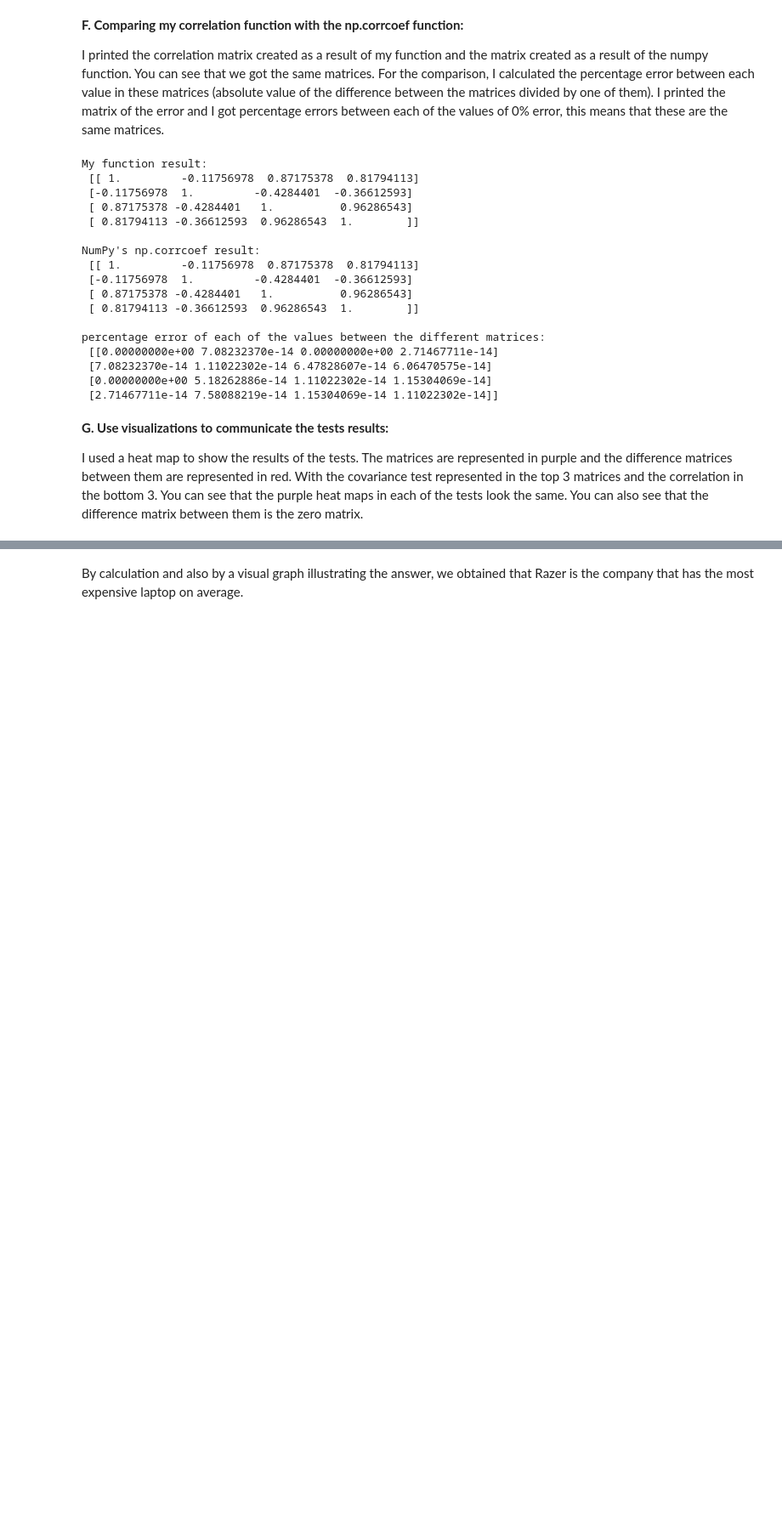
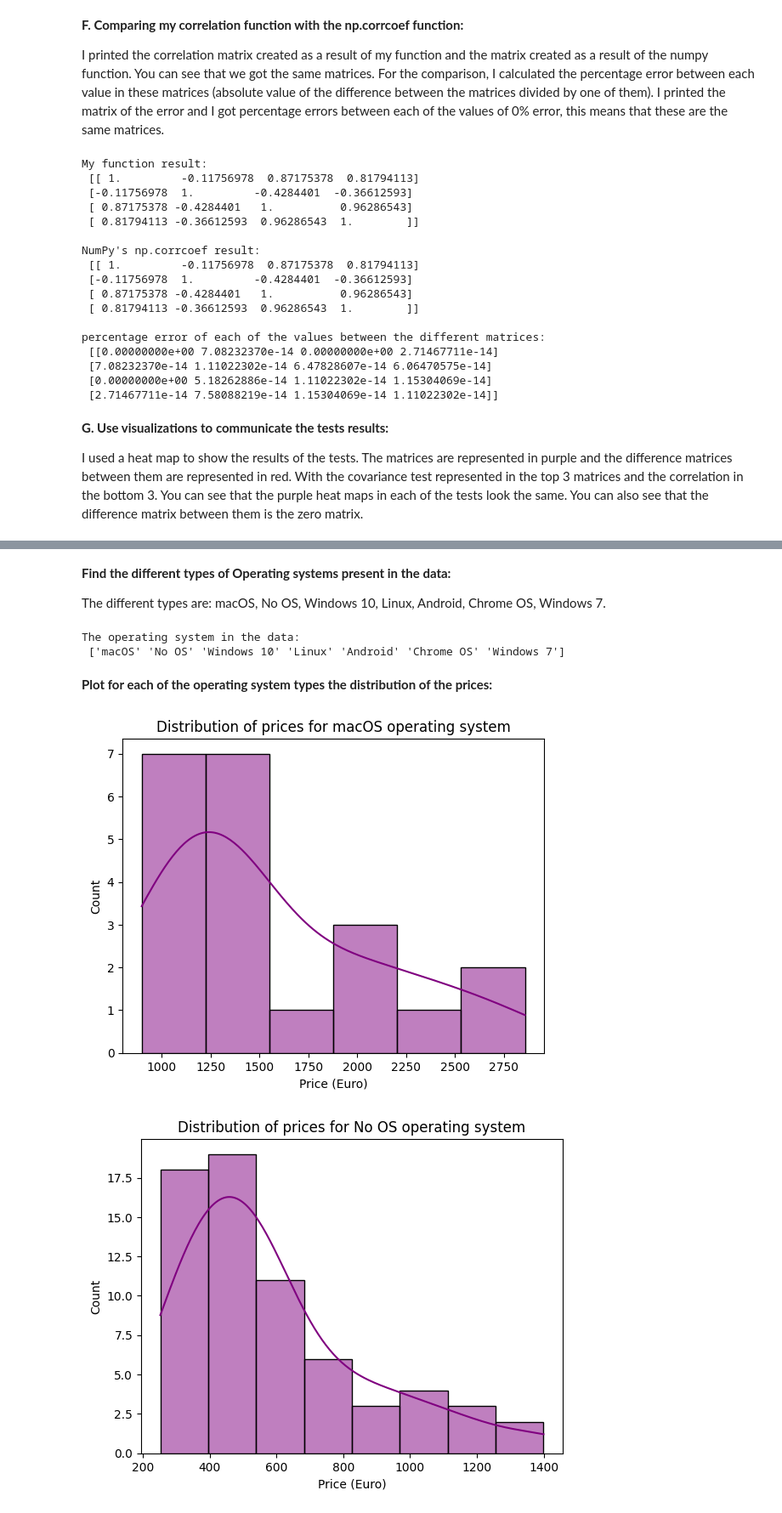
Before and after one commit to shaked4166/miniproject, a Jupyter notebook: mini project shaked shimony 318663051.ipynb, the cells around one changed output, grey strips where cells are left out. Shown at 85% size. Drawn from its saved outputs; the diff is of its cells as text; code cells hidden in the pictures; blank space fills up the shorter version.

```diff
--- a/mini project shaked shimony 318663051.ipynb
+++ b/mini project shaked shimony 318663051.ipynb
@@ -274,51 +273,63 @@ FileNotFoundError: [Errno 2] No such file or directory: 'laptop_price - dataset.
-# %% [markdown]
-By calculation and also by a visual graph illustrating the answer, we obtained that Razer is the company that has the most expensive laptop on average.
+# %% [markdown]
+**Find the different types of Operating systems present in the data:**
+
+The different types are: macOS, No OS, Windows 10, Linux, Android, Chrome OS, Windows 7.
+# %%
+# show the different oparation systems by graphing the count of this operation systems in the dataset.
+
+# remapping the operating systems for fix the problem
+os_mapping = {
+    "Windows 10": "Windows 10",
+    "Windows 7": "Windows 7",
+    "Windows 10 S": "Windows 10",
+    "Linux": "Linux",
+    "macOS": "macOS",
+    "No OS": "No OS",
+    "Mac OS X": "macOS",
+    "Chrome OS": "Chrome OS",
+    "Android": "Android"}
+
+dataset['OpSys'] = dataset['OpSys'].map(os_mapping) # fix
+
+# plot the operating systems in the data after the fix
+fig = px.bar(
+    dataset["OpSys"].value_counts(),
+    x=dataset["OpSys"].value_counts().index,
+    y=dataset["OpSys"].value_counts().values,
+    title="The operating systems in the data",
+    labels={"x": "operating system", "y": "Count"}
+)
+fig.update_layout(xaxis=dict(title="operating system"),
+                  yaxis=dict(title="Count"))
+fig.show()
+
+# print the unique operating systems in the data after the fix
+print("The operating system in the data:\n",dataset["OpSys"].unique())
+# %% [output]
+The operating system in the data:
+ ['macOS' 'No OS' 'Windows 10' 'Linux' 'Android' 'Chrome OS' 'Windows 7']
+# %% [markdown]
+**Plot for each of the operating system types the distribution of the prices:**
 # %%
-# show the different oparation systems by graphing the count of this operation systems in the dataset.
-
-os_mapping = {
-    "Windows 10": "Windows 10",
-    "Windows 7": "Windows 7",
-    "Windows 10 S": "Windows 10",
-    "Linux": "Linux",
-    "macOS": "macOS",
-    "No OS": "No OS",
-    "Mac OS X": "macOS",
-    "Chrome OS": "Chrome OS",
-    "Android": "Android"}
-
-dataset['OpSys'] = dataset['OpSys'].map(os_mapping)
-
-fig = px.bar(
-    dataset["OpSys"].value_counts(),
-    x=dataset["OpSys"].value_counts().index,
-    y=dataset["OpSys"].value_counts().values,
-    title="The operating systems in the data",
-    labels={"x": "operating system", "y": "Count"}
-)
-fig.update_layout(xaxis=dict(title="operating system"),
-                  yaxis=dict(title="Count"))
-fig.show()
-
-"""Plot for each of the operating system types the distribution of the prices, so that the
-number of plots equals to the number of unique operating systems."""
-
 # create an dictionary, keys are the different os and values are the prices.
 prices_os={}
 for os in dataset["OpSys"]:
   if os not in prices_os:
     prices_os[os] = [dataset[dataset["OpSys"]==os]["Price (Euro)"]]
   else:
     prices_os[os].append(dataset[dataset["OpSys"]==os]["Price (Euro)"])
 
 # convert every value in the dictionary from list to pandas object
 for os in prices_os:
   prices_os[os] = pd.Series(prices_os[os][0])
 # create hist distribusion for heach os
 for key in prices_os.keys():
   sns.histplot(prices_os[key], kde=True,color="purple")
   title = "Distribution of prices for " + key + " operating system"
   plt.title(title)
   plt.xlabel("Price (Euro)")
   plt.ylabel("Count")
   plt.show()
+# %% [output]
+[figure, added]
+[figure, added]
```
Also changed, not shown: parts of 22 cells of this notebook.
